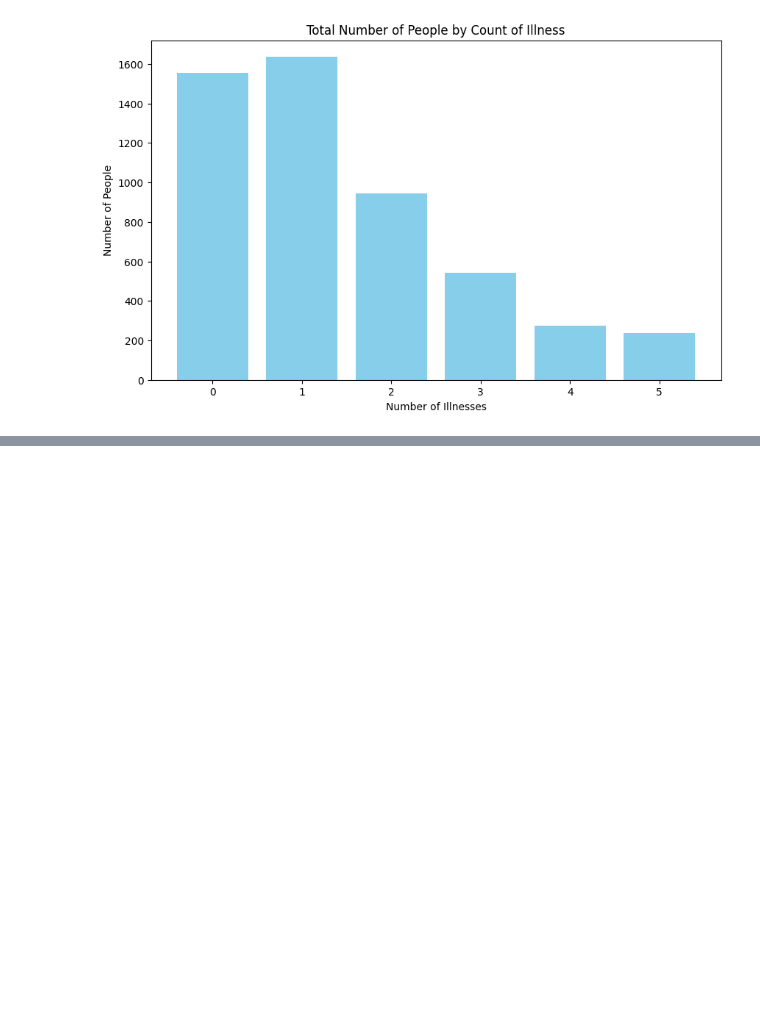
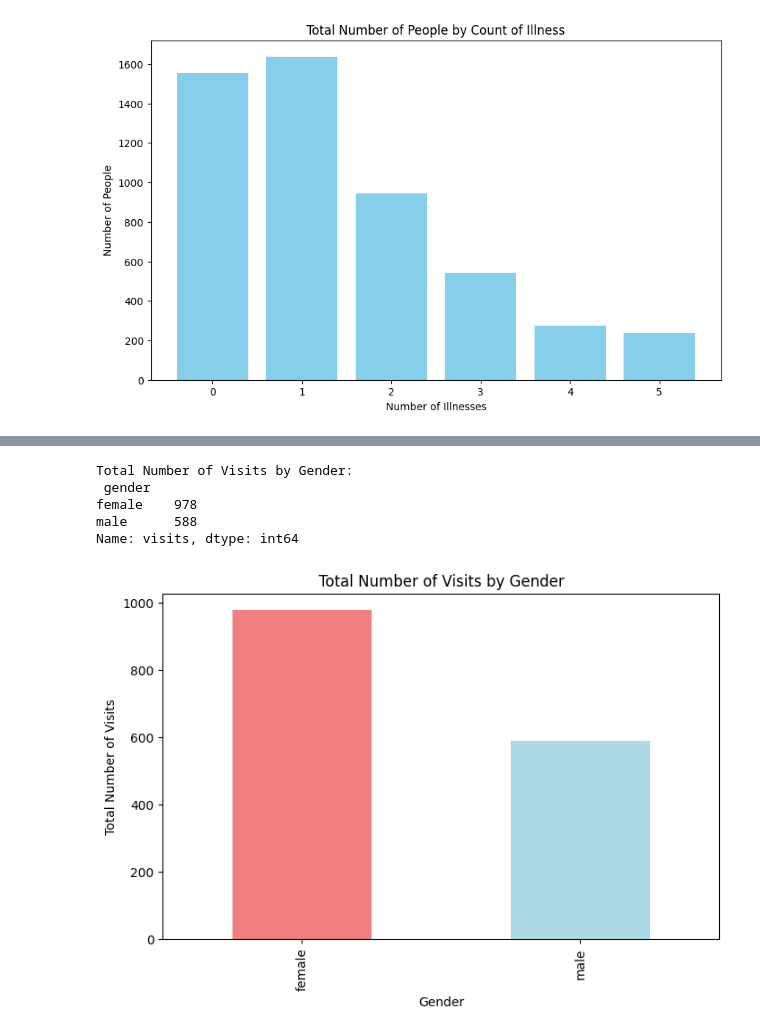
Before and after one commit to AbdulSarban/Vi_Intership_Major_Project, a Jupyter notebook: solution.ipynb, the cells around one changed output, grey strips where cells are left out. Drawn from its saved outputs; the diff is of its cells as text; code cells hidden in the pictures; blank space fills up the shorter version.

```diff
--- a/solution.ipynb
+++ b/solution.ipynb
@@ -66,0 +130,21 @@ plt.show()
+# %%
+# Total number of visits made by each gender
+visits_by_gender = data.groupby('gender')['visits'].sum()
+
+# Display the results
+print("\nTotal Number of Visits by Gender:\n", visits_by_gender)
+
+# Plotting the number of visits by gender
+plt.figure(figsize=(8, 5))
+visits_by_gender.plot(kind='bar', color=['lightcoral', 'lightblue'])
+plt.title('Total Number of Visits by Gender')
+plt.xlabel('Gender')
+plt.ylabel('Total Number of Visits')
+plt.show()
+# %% [output]
+Total Number of Visits by Gender:
+ gender
+female    978
+male      588
+Name: visits, dtype: int64
+[figure, added]
```
Also changed, not shown: parts of 4 cells of this notebook.
